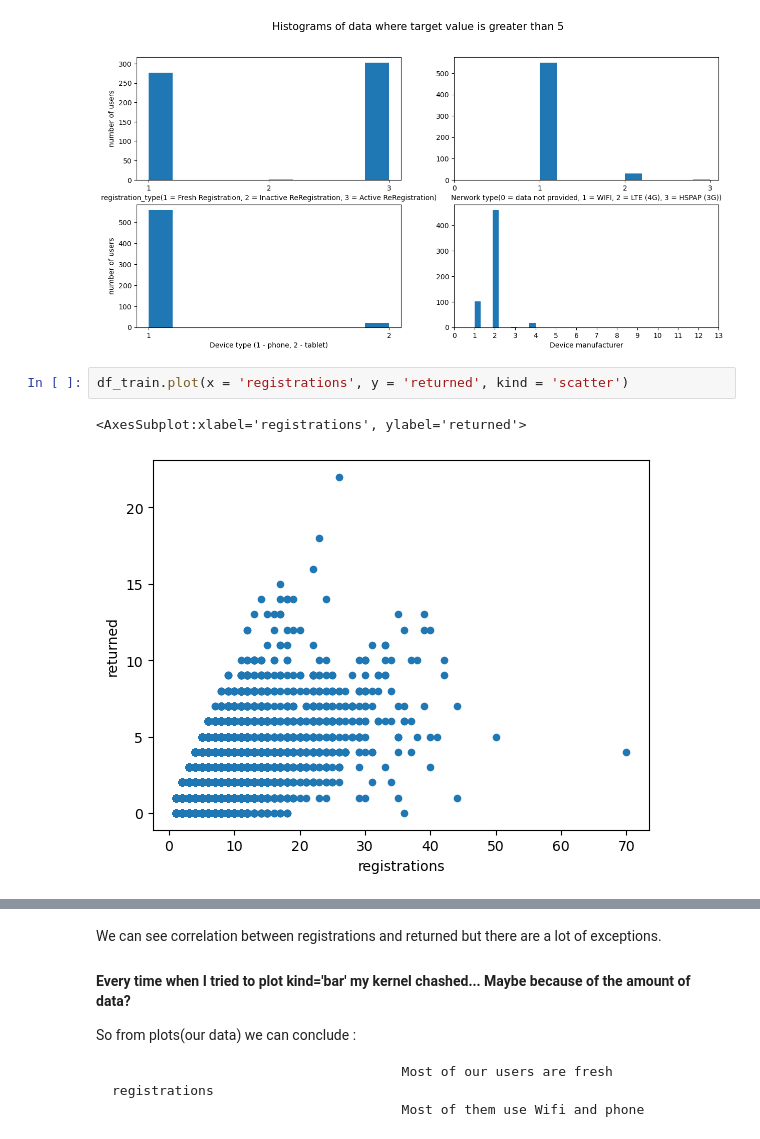
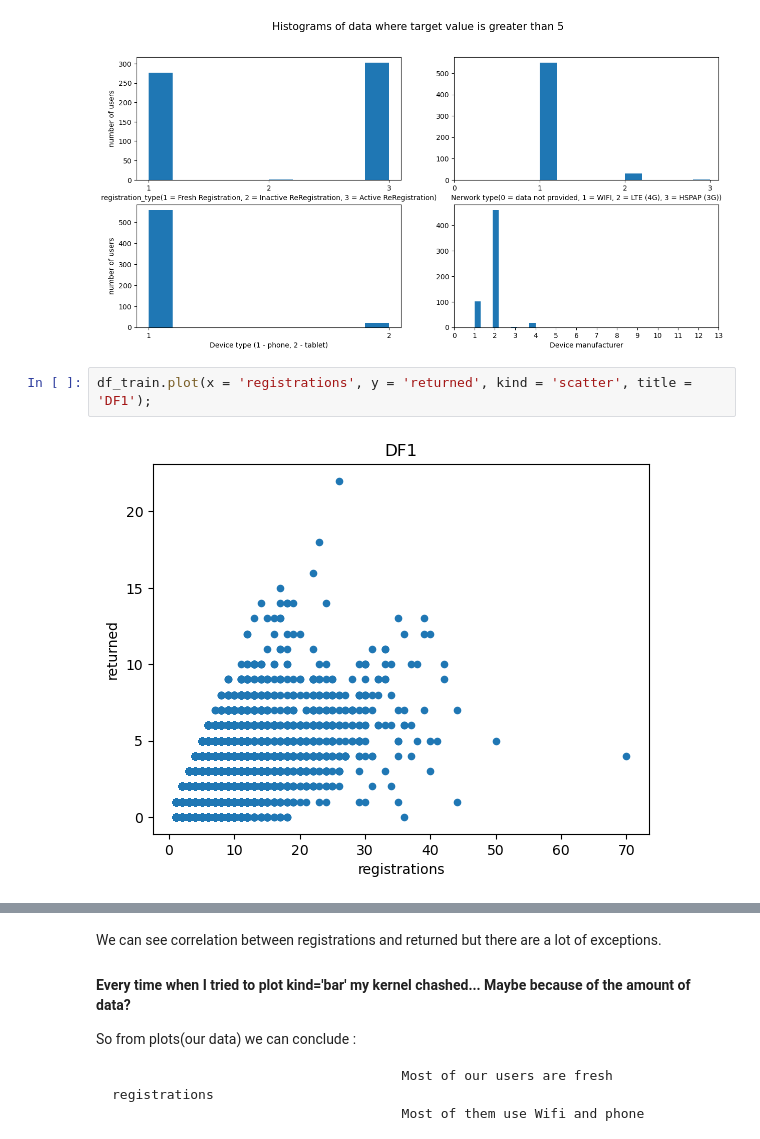
Before and after one commit to alexiandra97/T11-ML-project, a Jupyter notebook: T11-Machine-learning-model.ipynb, the cells around one changed output, grey strips where cells are left out. Cells and saved outputs as stored; diff of their text form.

```diff
--- a/T11-Machine-learning-model.ipynb
+++ b/T11-Machine-learning-model.ipynb
@@ -495,7 +498,6 @@ ax4.set(xlabel="Device manufacturer");
 # %% [output]
 [figure]
 # %%
-df_train.plot(x = 'registrations', y = 'returned', kind = 'scatter')
+df_train.plot(x = 'registrations', y = 'returned', kind = 'scatter', title = 'DF1');
 # %% [output]
-<AxesSubplot:xlabel='registrations', ylabel='returned'>
-[figure, old version]
+[figure, new version]
```
Also changed, not shown: parts of 52 cells of this notebook.
